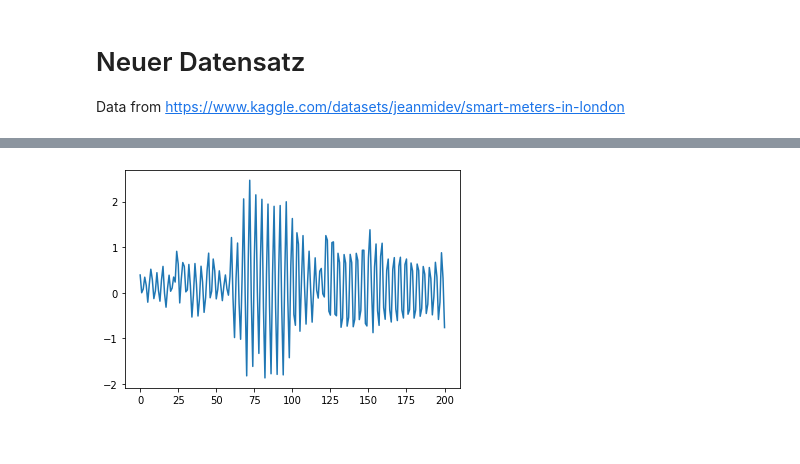
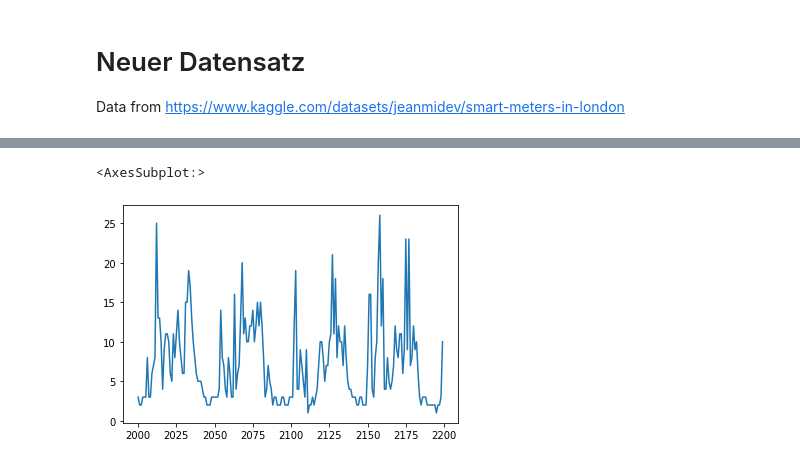
Before and after one commit to simonsuetterlin/SmartGrid, a Jupyter notebook: data_processing.ipynb, the cells around one changed output, grey strips where cells are left out. Drawn from its saved outputs; the diff is of its cells as text; code cells hidden in the pictures.

```diff
--- a/data_processing.ipynb
+++ b/data_processing.ipynb
@@ -56,4 +31,0 @@ plot_data(3000,200), plot_data(4000,200)
-# %%
-plot_data(2000,200)
-# %% [output]
-[figure, removed]
@@ -59,0 +73,5 @@ plot_data(2000,200)
+# %%
+data_numeric[2000:2200].plot()
+# %% [output]
+<AxesSubplot:>
+[figure, added]
```
Also changed, not shown: parts of 27 cells of this notebook.
